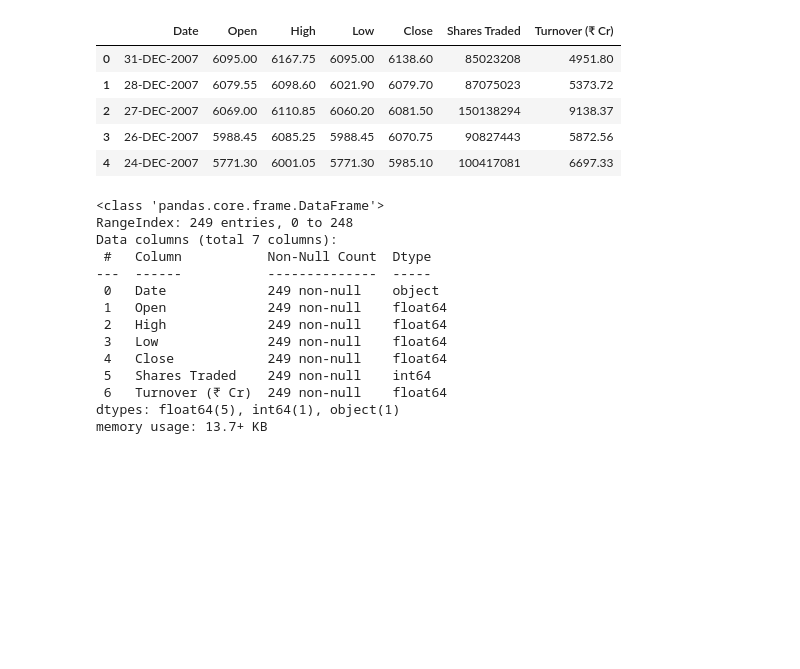
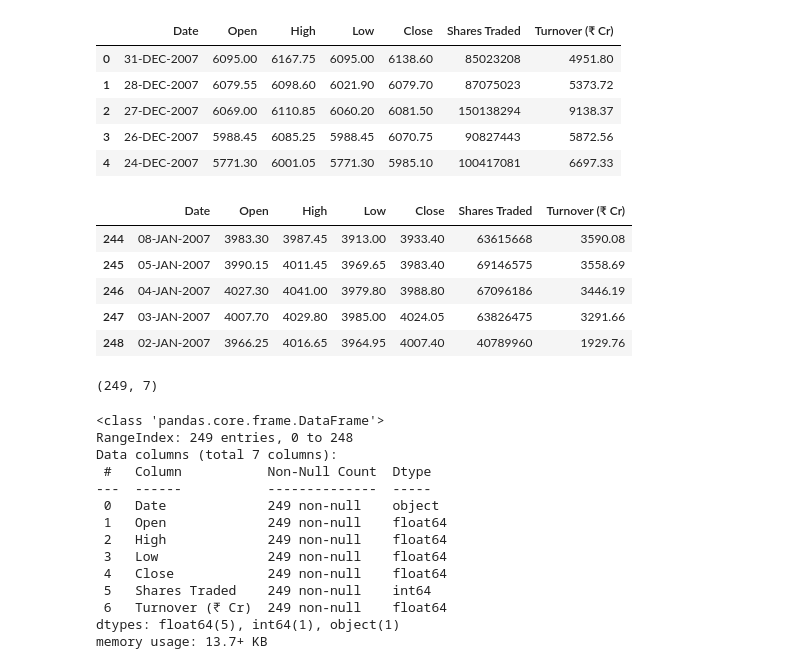
Before and after one commit to Goal48/NIFTY_Data_Analysis, a Jupyter notebook: NIFTY50.ipynb, the cells around one changed output. Drawn from its saved outputs; the diff is of its cells as text; code cells hidden in the pictures; blank space fills up the shorter version.

```diff
--- a/NIFTY50.ipynb
+++ b/NIFTY50.ipynb
@@ -18,6 +18,19 @@ df.head()
 | 2 | 27-DEC-2007 | 6069.00 | 6110.85 | 6060.20 | 6081.50 | 150138294 | 9138.37 |
 | 3 | 26-DEC-2007 | 5988.45 | 6085.25 | 5988.45 | 6070.75 | 90827443 | 5872.56 |
 | 4 | 24-DEC-2007 | 5771.30 | 6001.05 | 5771.30 | 5985.10 | 100417081 | 6697.33 |
+# %%
+df.tail()
+# %% [output]
+|  | Date | Open | High | Low | Close | Shares Traded | Turnover (₹ Cr) |
+| 244 | 08-JAN-2007 | 3983.30 | 3987.45 | 3913.00 | 3933.40 | 63615668 | 3590.08 |
+| 245 | 05-JAN-2007 | 3990.15 | 4011.45 | 3969.65 | 3983.40 | 69146575 | 3558.69 |
+| 246 | 04-JAN-2007 | 4027.30 | 4041.00 | 3979.80 | 3988.80 | 67096186 | 3446.19 |
+| 247 | 03-JAN-2007 | 4007.70 | 4029.80 | 3985.00 | 4024.05 | 63826475 | 3291.66 |
+| 248 | 02-JAN-2007 | 3966.25 | 4016.65 | 3964.95 | 4007.40 | 40789960 | 1929.76 |
+# %%
+df.shape
+# %% [output]
+(249, 7)
 # %%
 df.info()
 # %% [output]
```
Also changed, not shown: parts of 25 cells of this notebook.
